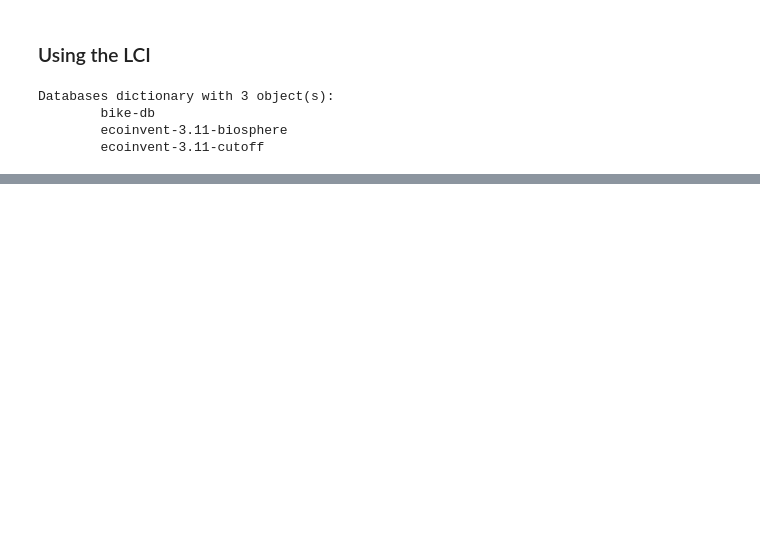
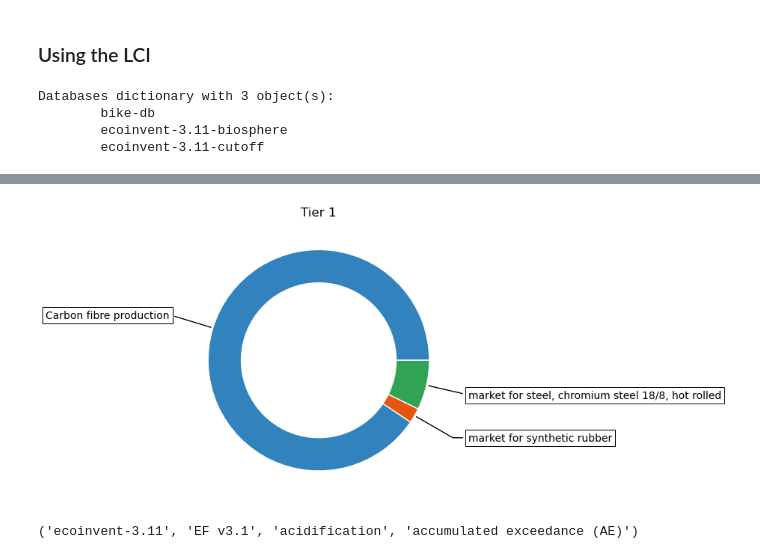
Before and after one commit to nicolnt/copernicus-brightway-tutorial, a Jupyter notebook: 20251120 - Getting Started with Brightway.ipynb, the cells around one changed output, grey strips where cells are left out. Drawn from its saved outputs; the diff is of its cells as text; code cells hidden in the pictures; blank space fills up the shorter version.

Commit message:
ADD Contribution analysis

```diff
--- a/20251120 - Getting Started with Brightway.ipynb
+++ b/20251120 - Getting Started with Brightway.ipynb
@@ -359,0 +367,10 @@ lca.score
+# %%
+# Generate a recursive contributions analysis
+
+contribution_analysis = bw2analyzer.utils.recursive_calculation_to_object(
+    activity=bike,
+    lcia_method=ef3_1_climate_change_lcia_indicator,
+    amount=1,  # How much of the activity? (same as in our FU)
+    max_level=2,  # How many levels deep in the CA do you want to go?
+)
+contribution_analysis
@@ -359,0 +395,7 @@ lca.score
+# %%
+# Show contributions as a table
+import pandas
+
+dataframe = pandas.DataFrame(contribution_analysis)
+dataframe.set_index('label', inplace=True)
+dataframe
@@ -359,0 +412,53 @@ lca.score
+# %%
+# Create donut pie chart
+
+import matplotlib.pyplot as plt
+import numpy as np
+
+fig, ax = plt.subplots()
+
+size = 0.3
+
+labels_outer = dataframe[dataframe['parent'] == 'root'].loc[:,'name'].values
+
+bbox_props = dict(boxstyle="square,pad=0.3", fc="w", ec="k", lw=0.72)
+kw = dict(arrowprops=dict(arrowstyle="-"),
+          bbox=bbox_props, zorder=0, va="center")
+
+vals = np.array(dataframe[dataframe['parent'] == 'root']['score'])
+# vals = np.array([[impact_a - dataframe.loc['root_a_a']['score'], dataframe.loc['root_a_a']['score']], [dataframe.loc['root_b']['score']], [dataframe.loc['root_c_a']['score']]])
+
+tab20c = plt.color_sequences["tab20c"]
+outer_colors = [tab20c[i] for i in [0, 4, 8]]
+inner_colors = [tab20c[i] for i in [1, 2, 5, 6, 9, 10]]
+
+wedges, texts = ax.pie(vals, radius=1, colors=outer_colors,
+       wedgeprops=dict(width=size, edgecolor='w'),
+       # labels=['Carbon fibre production', 'market for synthetic rubber', 'market for steel,\n chromium steel 18/8,\n hot rolled'],
+       )
+
+for i, p in enumerate(wedges):
+    ang = (p.theta2 - p.theta1)/2. + p.theta1
+    y = np.sin(np.deg2rad(ang))
+    x = np.cos(np.deg2rad(ang))
+    horizontalalignment = {-1: "right", 1: "left"}[int(np.sign(x))]
+    connectionstyle = f"angle,angleA=0,angleB={ang}"
+    kw["arrowprops"].update({"connectionstyle": connectionstyle})
+    ax.annotate(labels_outer[i], xy=(x, y), xytext=(1.35*np.sign(x), 1.4*y),
+                horizontalalignment=horizontalalignment, **kw)
+
+
+ax.set(aspect="equal", title='Tier 1')
+
+plt.show()
+# %% [output]
+[figure, added]
+# %%
+# Additional indicator
+
+ef3_1_acidification_lcia_indicator = [
+    m for m in bw2data.methods if "acidification" == m[2] and "EF v3.1" == m[1]
+].pop()
+print(ef3_1_acidification_lcia_indicator)
+# %% [output]
+('ecoinvent-3.11', 'EF v3.1', 'acidification', 'accumulated exceedance (AE)')
```
Also changed, not shown: parts of 21 cells of this notebook.
